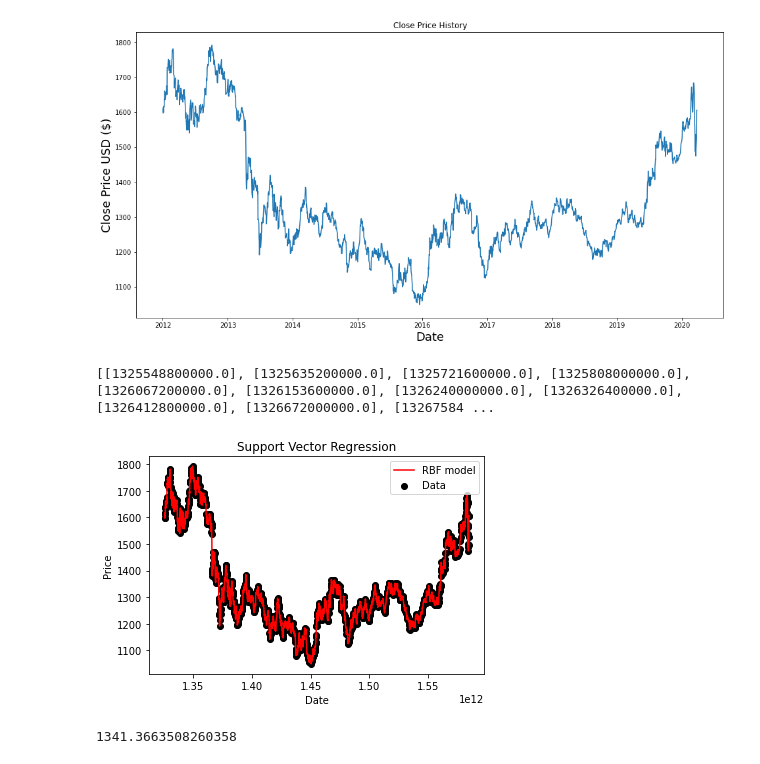
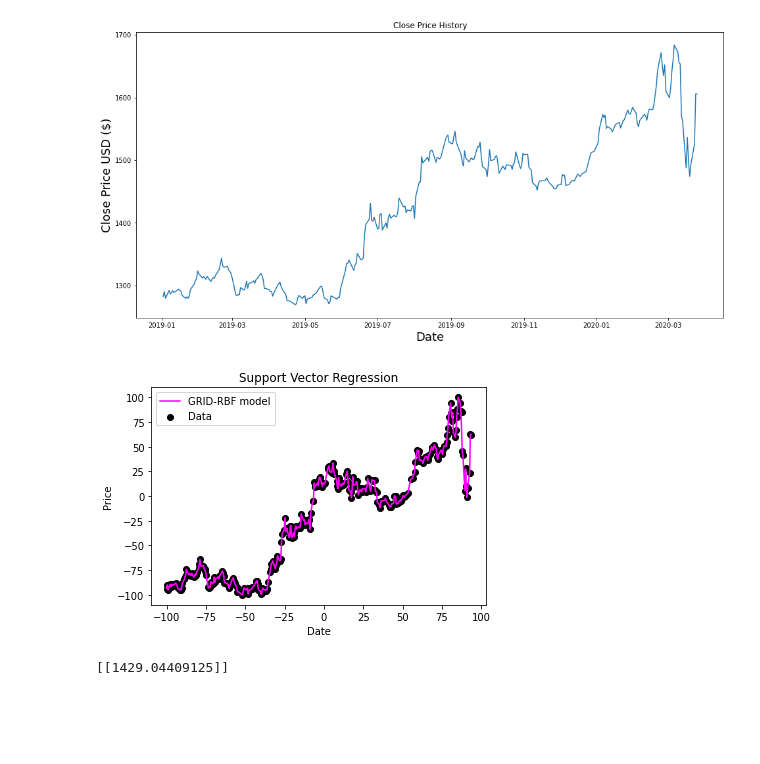
Before and after one commit to afabiani/ForexEA, a Jupyter notebook: GOLD_USD_Fred_(SVR)_Predictor.ipynb, the cells around one changed output. Drawn from its saved outputs; the diff is of its cells as text; code cells hidden in the pictures; blank space fills up the shorter version.

```diff
--- a/GOLD_USD_Fred_(SVR)_Predictor.ipynb
+++ b/GOLD_USD_Fred_(SVR)_Predictor.ipynb
@@ -7,13 +7,14 @@ import pandas_datareader as web
 import numpy as np
 import pandas as pd
 from sklearn.svm import SVR
-from sklearn.preprocessing import MinMaxScaler
+from sklearn.model_selection import GridSearchCV
+from sklearn.preprocessing import StandardScaler, MinMaxScaler
 import matplotlib.pyplot as plt
 import tensorflow as tf
 import plotly.graph_objects as go
 
 # Get the quotes
-df = web.DataReader('GOLDPMGBD228NLBM', 'fred', '2012-01-01', '2020-03-25')
+df = web.DataReader('GOLDPMGBD228NLBM', 'fred', '2019-01-01', '2020-03-25')
 # Show the data
 df.dropna(inplace=True)
 df['Date'] = pd.to_datetime(df.index)
@@ -27,7 +28,7 @@ plt.xlabel('Date', fontsize=18)
 plt.ylabel('Close Price USD ($)', fontsize=18)
 plt.show()
 # %% [output]
-[figure, old version]
+[figure, new version]
 # %%
 close_data = df['GOLDPMGBD228NLBM'].values
 # close_data = close_data.reshape((-1,1))
@@ -36,48 +37,72 @@ close_data = df['GOLDPMGBD228NLBM'].values
 dates = []
 prices = []
 
+num_predictions = 15
+
+def predict_dates(num_predictions):
+    last_date = df['Date'].values[-1]
+    prediction_dates = pd.date_range(last_date, periods=num_predictions+1).tolist()
+    return prediction_dates
+
 #Create the independent data set 'X' as dates
 for date in df['Date']:
-  dates.append([date.timestamp() * 1000])
+  dates.append([int(date.timestamp() * 1000)])
+for pred in predict_dates(num_predictions):
+  dates.append([int(pred.timestamp() * 1000)])
 
 #Create the dependent data set 'y' as prices
 for close_price in close_data:
   prices.append(float(close_price))
 
-#See what days were recoreded in teh data set
-print(dates)
+# For SVR we need Feature Scaling
+sc_x = MinMaxScaler(feature_range=(-100, 100))
+sc_y = MinMaxScaler(feature_range=(-100, 100))
+# Scale x and y (two scale objects)
+dates = sc_x.fit_transform(np.reshape(dates, (-1, 1)))
+prices = sc_y.fit_transform(np.reshape(prices, (-1, 1)))
+prices = prices.ravel()
-# %% [output]
-[[1325548800000.0], [1325635200000.0], [1325721600000.0], [1325808000000.0], [1326067200000.0], [1326153600000.0], [1326240000000.0], [1326326400000.0], [1326412800000.0], [1326672000000.0], [13267584 ...
 # %%
 # Fit regression model
-svr_rbf = SVR(kernel='rbf', C=1e3, gamma=0.1, epsilon=.1)
-# svr_lin = SVR(kernel='linear', C=1e3, gamma='auto')
-# svr_poly = SVR(kernel='poly', C=1e3, gamma='auto', degree=3, epsilon=.1, coef0=1)
+svr_rbf = SVR(kernel='rbf', C=1e3, gamma='auto', epsilon=1.0, degree=3)
+svr_lin = SVR(kernel='linear', C=1e3, gamma='auto')
+svr_poly = SVR(kernel='poly', C=1e3, gamma='auto', epsilon=1.0, degree=3, coef0=1)
+
+parameters = {
+    "kernel": ["rbf"],
+    "degree": [3, 6],
+    "C": [1, 10, 100, 1000],
+    "gamma": ['auto'],
+    "epsilon": [0.1, 0.01, 0.001, 0.0001, 0.00001]
+}
+
+grid = GridSearchCV(SVR(), parameters, cv=5, verbose=0)
 
 def predict_prices(dates, prices, x):
   # Train the models on the dates and prices
-  # svr_lin.fit(dates, prices)
-  # svr_poly.fit(dates, prices)
-  svr_rbf.fit(dates, prices)
+  #svr_lin.fit(dates, prices)
+  #svr_poly.fit(dates, prices)
+  #svr_rbf.fit(dates, prices)
+  grid.fit(dates, prices)
 
   # Plot the models on a graph to see which has the best fit
   plt.scatter(dates, prices, color = 'black', label='Data')
-  plt.plot(dates, svr_rbf.predict(dates), color = 'red', label='RBF model')
-  # plt.plot(dates, svr_lin.predict(dates), color = 'green', label='Linear model')
-  # plt.plot(dates, svr_poly.predict(dates), color = 'blue', label='Polynomial model')
+  #plt.plot(dates, svr_rbf.predict(dates), color = 'red', label='RBF model')
+  #plt.plot(dates, svr_lin.predict(dates), color = 'green', label='Linear model')
+  #plt.plot(dates, svr_poly.predict(dates), color = 'blue', label='Polynomial model')
+  plt.plot(dates, grid.predict(dates), color = 'magenta', label='GRID-RBF model')
+
   plt.xlabel('Date')
   plt.ylabel('Price')
   plt.title('Support Vector Regression')
   plt.legend()
   plt.show()
 
   # return all three model predictions
-  return svr_rbf.predict(x)[0] # , svr_lin.predict(x)[0], svr_poly.predict(x)[0]
+  return grid.predict(x)[0] # , svr_lin.predict(x)[0], svr_poly.predict(x)[0]
 
 # Predict the price of Gold on next day
-predicted_price = predict_prices(dates, prices, [[len(prices)+1]])
-
-print(svr_rbf.predict([[len(prices)+1]])[0])
+predicted_price = predict_prices(dates[:-num_predictions-1], prices, [[len(prices)-1]])
+print(sc_y.inverse_transform(predicted_price.reshape(1, -1)))
 # %% [output]
-[figure, old version]
+[figure, new version]
-1341.3663508260358
+[[1429.04409125]]
```
Also changed, not shown: parts of 3 cells of this notebook.
